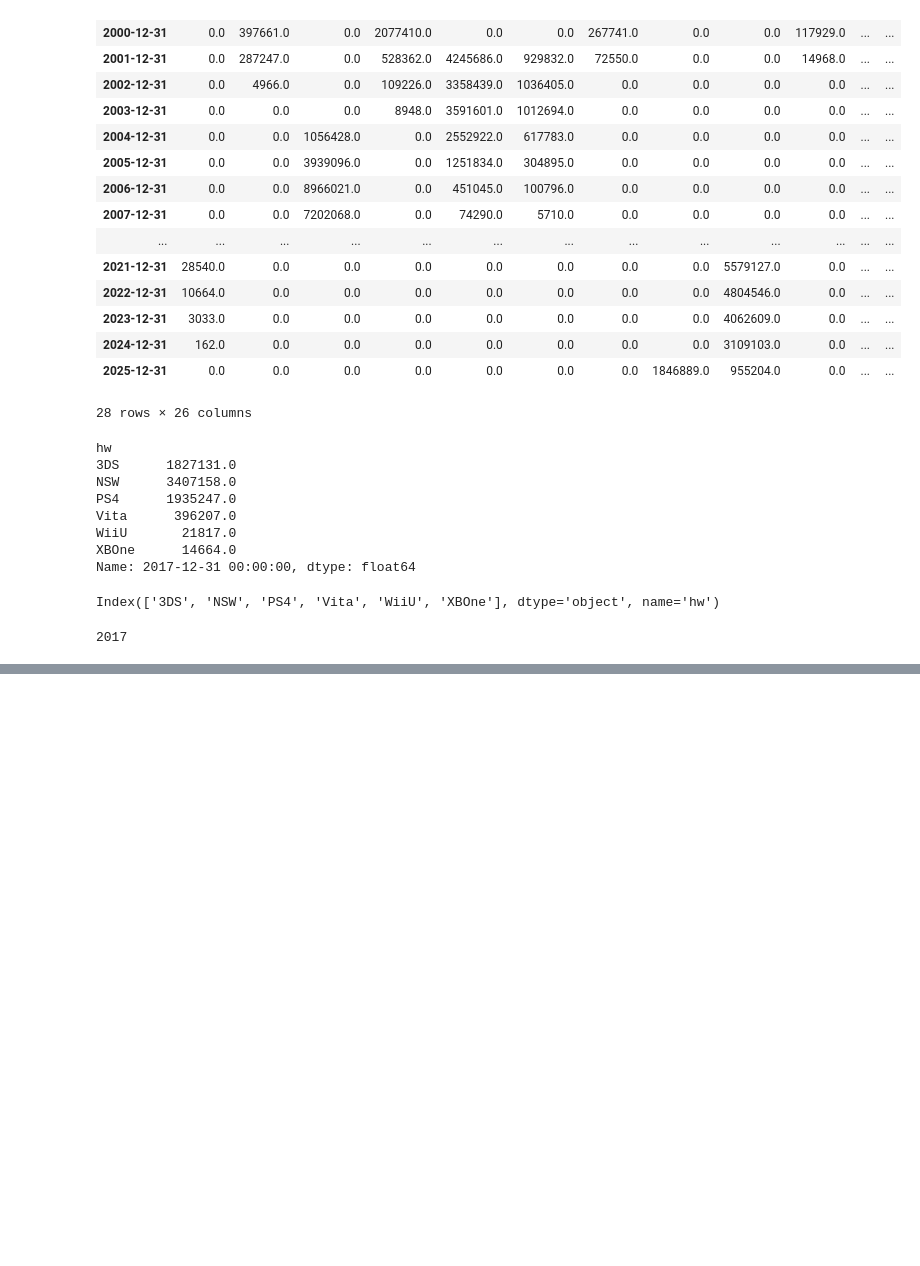
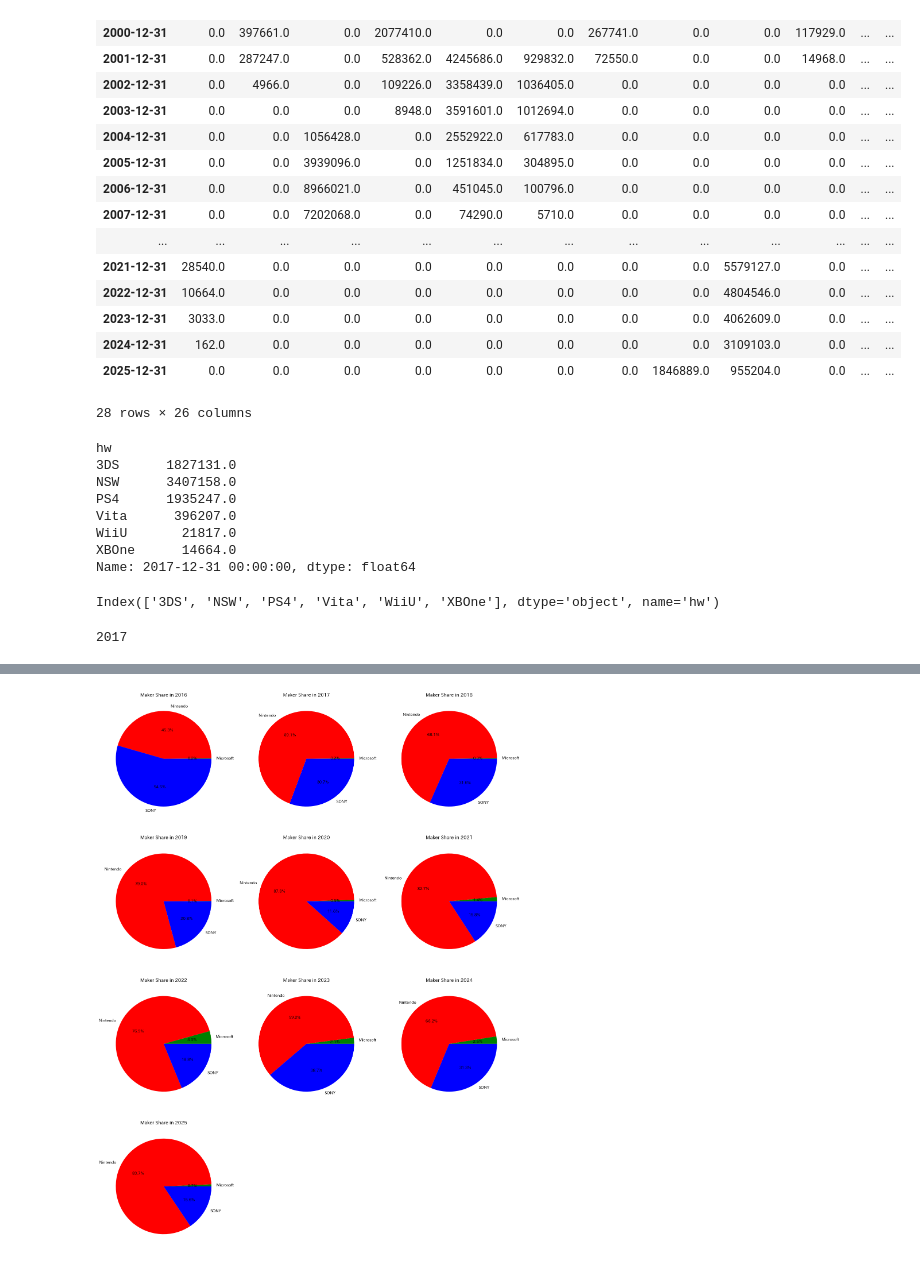
Before and after one commit to hidenden/gamedata, a Jupyter notebook: notebook/play/各年毎のシェア.ipynb, the cells around one changed output, grey strips where cells are left out. Drawn from its saved outputs; the diff is of its cells as text; code cells hidden in the pictures; blank space fills up the shorter version.

```diff
--- a/notebook/play/各年毎のシェア.ipynb
+++ b/notebook/play/各年毎のシェア.ipynb
@@ -263,0 +146,32 @@ IndexError: list index out of range
+# %%
+# maker_sales_after_2016の各年ごとに円グラフをサブプロットでまとめて表示
+import math
+
+years = maker_sales_after_2016.index.year
+n_years = len(years)
+n_cols = 3
+n_rows = math.ceil(n_years / n_cols)
+
+fig, axes = plt.subplots(n_rows, n_cols, figsize=(n_cols * 5, n_rows * 5))
+axes = axes.flatten()
+
+colors = {
+    'Nintendo': 'red',
+    'SONY': 'blue',
+    'Microsoft': 'green'
+}
+
+for i, (idx, s) in enumerate(maker_sales_after_2016.iterrows()):
+    s_data = s[s > 0]
+    color_list = [colors.get(label, 'gray') for label in s_data.index]
+    axes[i].pie(s_data, labels=s_data.index, autopct='%1.1f%%', colors=color_list)
+    axes[i].set_title(f'Maker Share in {idx.year}')
+
+# 余分なサブプロットを非表示
+for j in range(i + 1, n_rows * n_cols):
+    fig.delaxes(axes[j])
+
+plt.tight_layout()
+plt.show()
+# %% [output]
+[figure, added]
```
Also changed, not shown: parts of 13 cells of this notebook.
